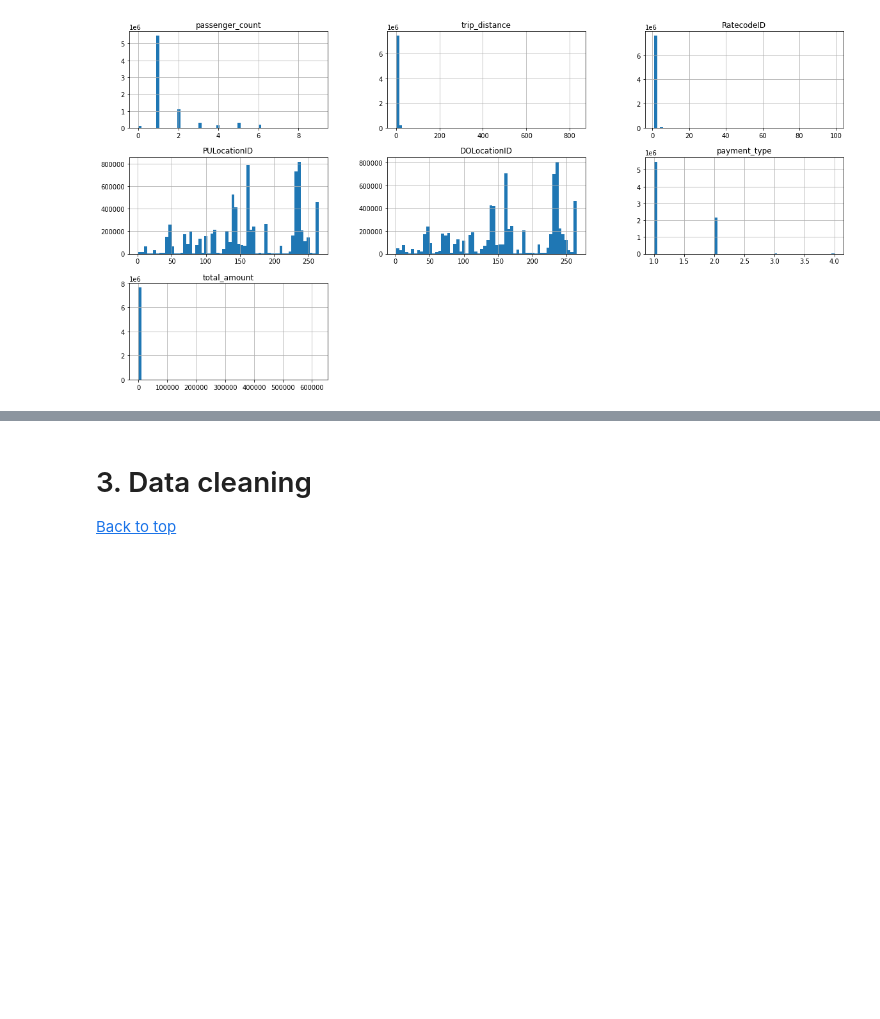
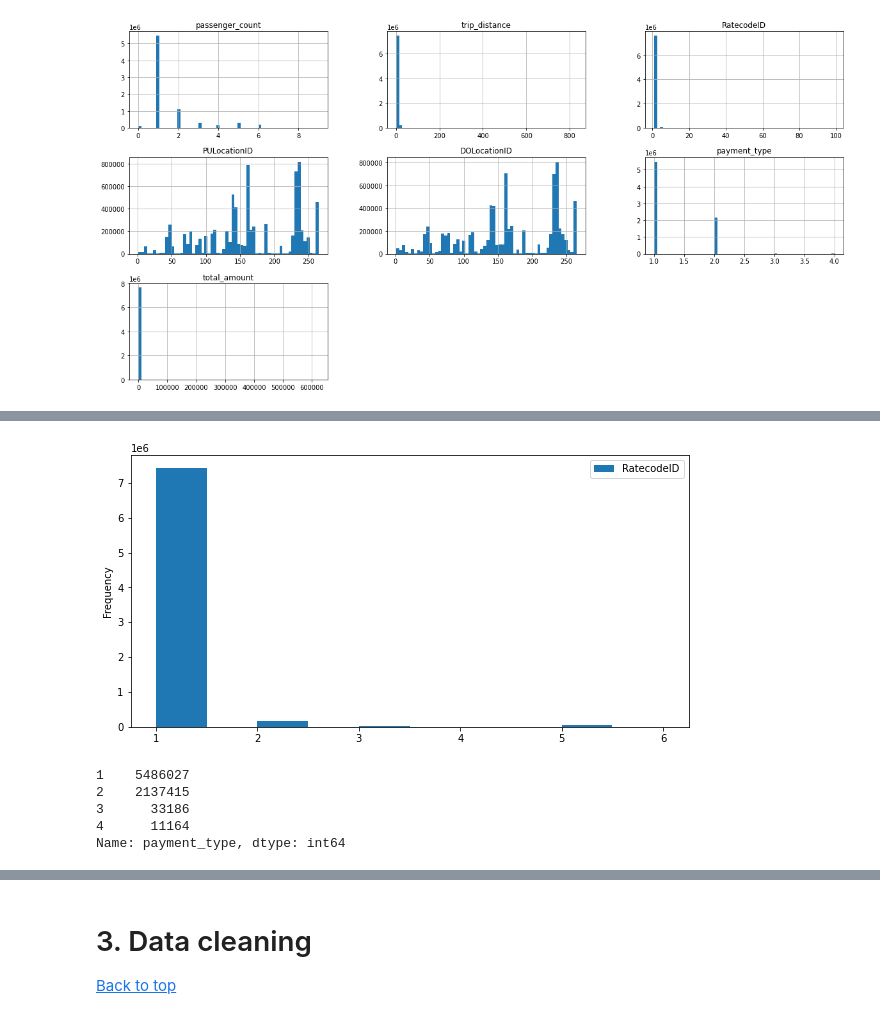
Before and after one commit to soqquadro/nyc-taxi-analysis, a Jupyter notebook: main_notebook.ipynb, the cells around one changed output, grey strips where cells are left out. Cells and saved outputs as stored; diff of their text form; code cells hidden in the pictures; blank space fills up the shorter version.

```diff
--- a/main_notebook.ipynb
+++ b/main_notebook.ipynb
@@ -97,0 +118,12 @@ numpy_linalg_lapack_lite:
+# %%
+taxi_data[taxi_data['RatecodeID']<99].reset_index().plot(kind='hist',y='RatecodeID',x='index',figsize=(10,5));
+# %% [output]
+[figure, added]
+# %%
+taxi_data['payment_type'].value_counts()
+# %% [output]
+1    5486027
+2    2137415
+3      33186
+4      11164
+Name: payment_type, dtype: int64
```
Also changed, not shown: parts of 65 cells of this notebook.
